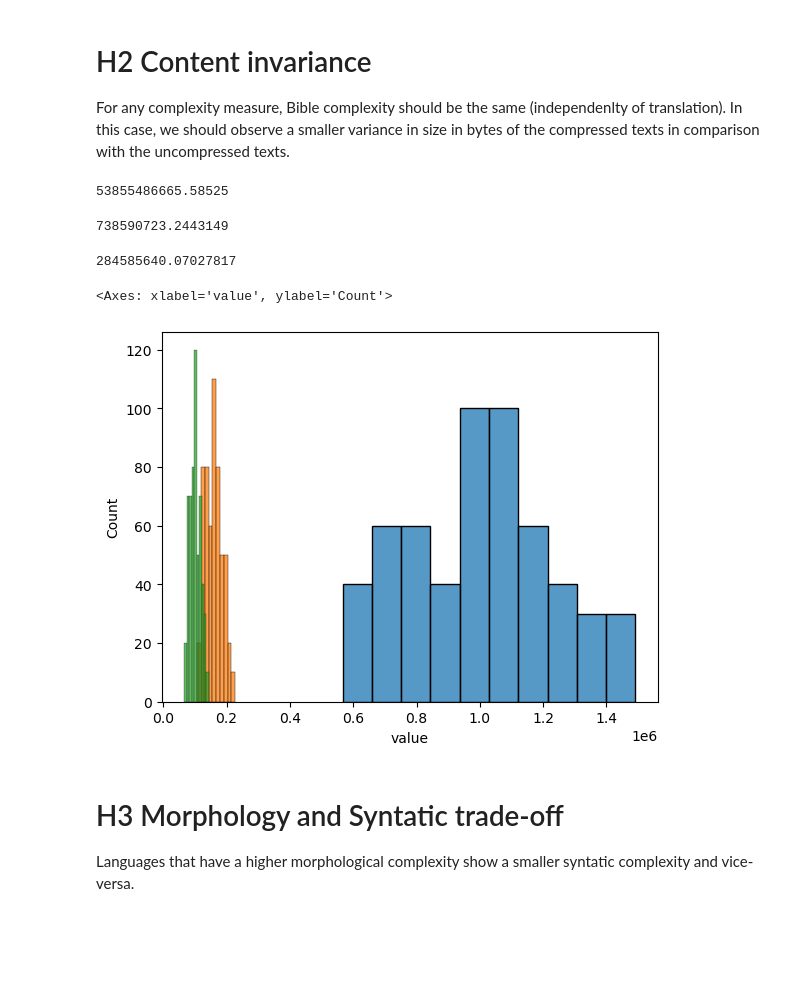
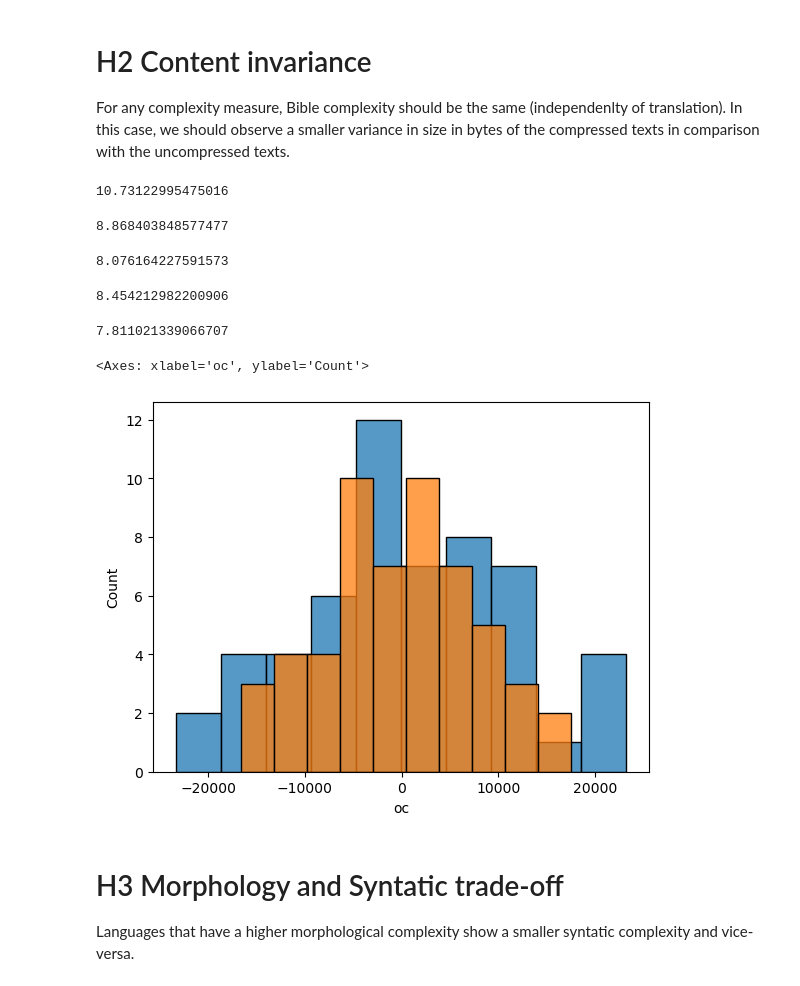
Before and after one commit to migueldmc/language-complexity, a Jupyter notebook: notebooks/Proposition_dall.ipynb, the cells around one changed output. Saved outputs shown, nothing was run; the diff lists cells and outputs as text; code cells hidden in the pictures; blank space fills up the shorter version.

```diff
--- a/notebooks/Proposition_dall.ipynb
+++ b/notebooks/Proposition_dall.ipynb
@@ -22,11 +22,9 @@ bible_file = '../dataset/' + re.match('.*(bibles_.*)', data_file).group(1)
 
 df = pd.read_csv(data_file, index_col=False)
 df = df[df.language != 'NAMBIKUÁRA'] # We removed Nambikuára because it has tone annotation
+df.loc[df.metric == 'del-chars', 'value'] = - df.loc[df.metric == 'del-chars', 'value']
 bibles = pd.read_csv(bible_file, index_col=False)
 bibles = bibles[bibles.language != 'NAMBIKUÁRA']
-
-raw_gzip = df[(df.metric == "do-nothing") & (df.algorithm == "gzip")]
-raw_bz2 = df[(df.metric == "do-nothing") & (df.algorithm == "bz2")]
 # %%
 df.head()
 # %% [output]
@@ -149,0 +100,24 @@ rb
+# %%
+def h1(df, algo):
+    df = df.copy()
+    df = df[df.language != 'SATERÉ-MAWÉ']
+    dn = df.metric == 'do-nothing'
+    nn = df.algorithm == 'none'
+    ag = df.algorithm == algo
+    raw = df[dn & nn].drop_duplicates('language').reset_index().drop(columns='index')
+    rco = df[dn & ag].drop_duplicates('language').reset_index().drop(columns='index')
+
+    language = list(raw.sort_values('language').language)
+    x = raw.sort_values('language').value.to_numpy()
+    y = rco.sort_values('language').value.to_numpy()
+    lr = sp.stats.linregress(x, y)
+    ỹ = (lr.slope*x + lr.intercept)
+    overall_complexities =  y - ỹ
+
+    return pd.DataFrame(dict(language=language, oc=overall_complexities, raw=x, comp=y)), x, ỹ
+
+    return overall_complexities
+# %%
+docb, xb, yb = h1(df, 'bz2')
+plt.plot(xb, yb)
+plt.scatter(docb['raw'], docb['comp'])
@@ -149,0 +127,4 @@ rb
+# %%
+docg, xg, yg = h1(df, 'gzip')
+plt.plot(xg, yg)
+plt.scatter(docg['raw'], docg['comp'])
@@ -164,25 +168,33 @@ def deviation_across_languages(df):
 # %%
 daldf = deviation_across_languages(df)
 # %%
-daldf[(daldf.metric == 'do-nothing') & (daldf.algorithm == 'none')]['std'].unique().item()**2
+np.log10(daldf[(daldf.metric == 'do-nothing') & (daldf.algorithm == 'none')]['std'].unique().item()**2)
 # %% [output]
-53855486665.58525
+10.73122995475016
 # %%
-daldf[(daldf.metric == 'do-nothing') & (daldf.algorithm == 'gzip')]['std'].unique().item()**2
+np.log10(daldf[(daldf.metric == 'do-nothing') & (daldf.algorithm == 'gzip')]['std'].unique().item()**2)
 # %% [output]
-738590723.2443149
+8.868403848577477
+# %%
+np.log10(docg.oc.std()**2)
+# %% [output]
+8.076164227591573
 # %%
-daldf[(daldf.metric == 'do-nothing') & (daldf.algorithm == 'bz2')]['std'].unique().item()**2
+np.log10(daldf[(daldf.metric == 'do-nothing') & (daldf.algorithm == 'bz2')]['std'].unique().item()**2)
 # %% [output]
-284585640.07027817
+8.454212982200906
+# %%
+np.log10(docb.oc.std()**2)
+# %% [output]
+7.811021339066707
 # %%
-sns.histplot(df[(df.metric == 'do-nothing') & (df.algorithm == 'none')], x='value', bins=10)
-sns.histplot(df[(df.metric == 'do-nothing') & (df.algorithm == 'gzip')], x='value', bins=10)
-sns.histplot(df[(df.metric == 'do-nothing') & (df.algorithm == 'bz2')], x='value', bins=10)
+#sns.histplot(df[(df.metric == 'do-nothing') & (df.algorithm == 'none')], x='value', bins=10)
+sns.histplot(docg, x='oc', bins=10, label='gzip')
+sns.histplot(docb, x='oc', bins=10)
 #TODO: Multihistograma
 # %% [output]
-<Axes: xlabel='value', ylabel='Count'>
+<Axes: xlabel='oc', ylabel='Count'>
-[figure, old version]
+[figure, new version]
 # %% [markdown]
 # H3 Morphology and Syntatic trade-off
 Languages that have a higher morphological complexity show a smaller syntatic complexity and vice-versa.
```
Also changed, not shown: parts of 41 cells of this notebook, 1 other file.
